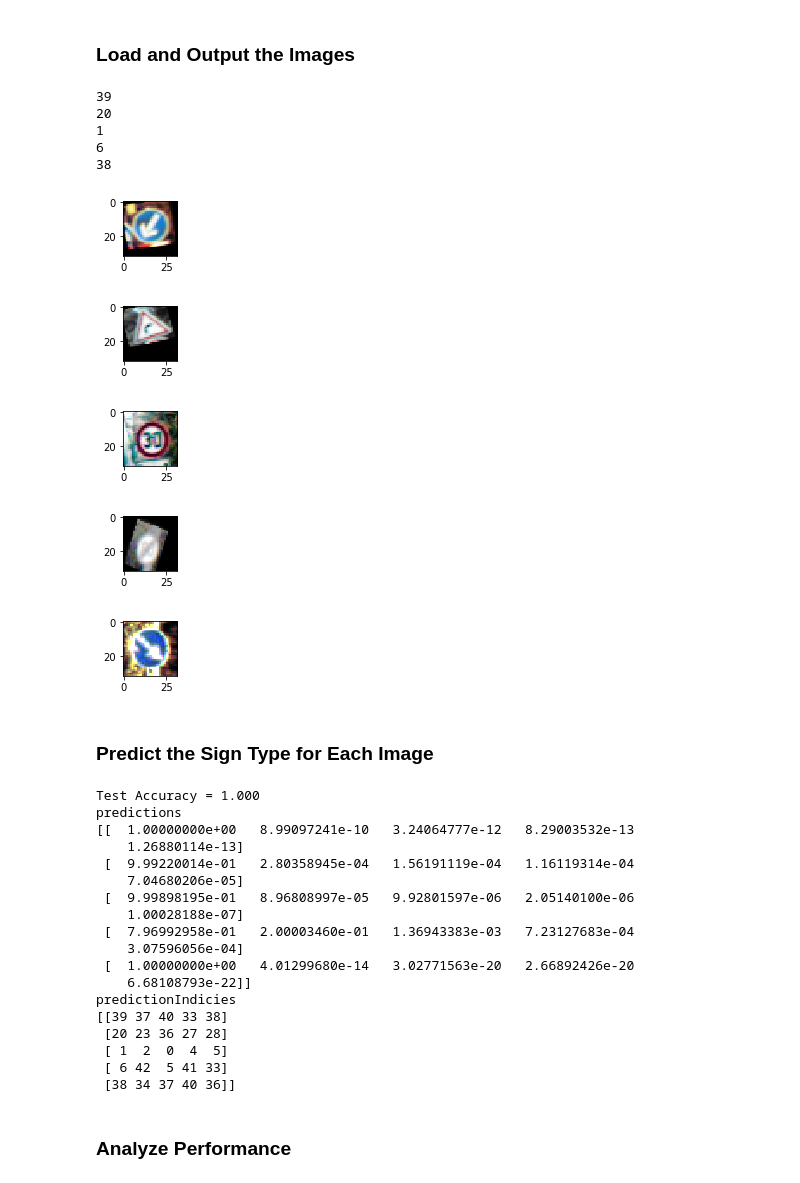
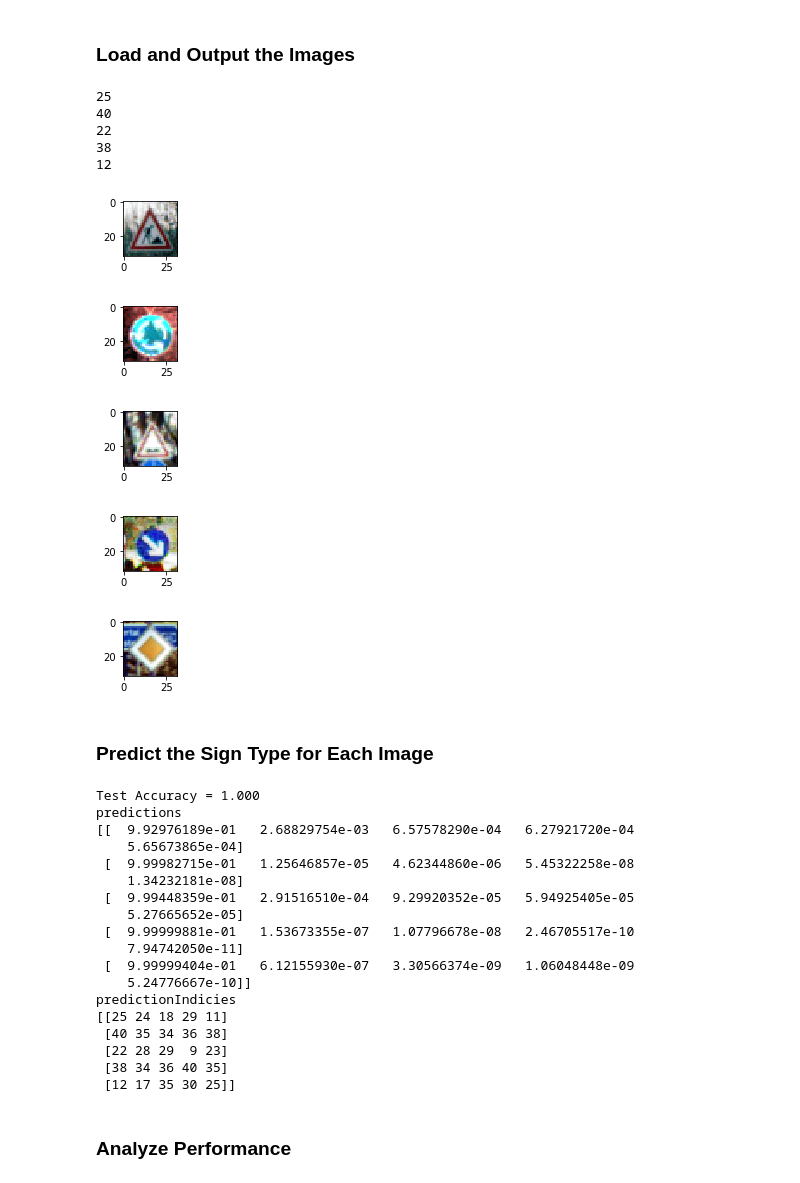
Before and after one commit to bryan0806/Udacity-CarND-Traffic-Sign-Classifier-Project, a Jupyter notebook: Traffic_Sign_Classifier.ipynb, the cells around one changed output. Drawn from its saved outputs; the diff is of its cells as text; code cells hidden in the pictures.

```diff
--- a/Traffic_Sign_Classifier.ipynb
+++ b/Traffic_Sign_Classifier.ipynb
@@ -945,7 +945,7 @@ Layer 5: Fully Connected (Logits). This should have 43 outputs.
 # %%
 import tensorflow as tf
 #tf.GraphKeys.VARIABLES = tf.GraphKeys.GLOBAL_VARIABLES
-EPOCHS = 50
+EPOCHS = 10
 BATCH_SIZE = 128
 
 from tensorflow.contrib.layers import flatten
@@ -957,8 +957,8 @@ def LeNet(x):
 
     # Store layers weight & bias
     weights = {
-        'wc1': tf.Variable(tf.random_normal([4, 4, 3, 6],mean=mu, stddev=sigma)),
-        'wc2': tf.Variable(tf.random_normal([4, 4, 6, 16],mean=mu, stddev=sigma)),
+        'wc1': tf.Variable(tf.random_normal([5, 5, 3, 6],mean=mu, stddev=sigma)),
+        'wc2': tf.Variable(tf.random_normal([5, 5, 6, 16],mean=mu, stddev=sigma)),
         'wd1': tf.Variable(tf.random_normal([400, 120],mean=mu, stddev=sigma)),
         'wd2': tf.Variable(tf.random_normal([120, 84],mean=mu, stddev=sigma)),
         'out': tf.Variable(tf.random_normal([84, 43],mean=mu, stddev=sigma))}
@@ -1137,47 +1137,47 @@ image5 = image_list[4]
 """
 
 
 # check test dataset
 for i in range(0,5):
-    index = random.randint(0, len(X_test))
-    image_list.append(X_test[index])
-    label_list.append(y_test[index])
+    index = random.randint(0, len(X_valid))
+    image_list.append(X_valid[index])
+    label_list.append(y_valid[index])
     plt.figure(figsize=(1,1))
-    plt.imshow(X_test[index])
-    print(y_test[index])
+    plt.imshow(X_valid[index])
+    print(y_valid[index])
 
 
 image1 = image_list[0]
 image2 = image_list[1]
 image3 = image_list[2]
 image4 = image_list[3]
 image5 = image_list[4]
 
 label1 = label_list[0]
 label2 = label_list[1]
 label3 = label_list[2]
 label4 = label_list[3]
 label5 = label_list[4]
 
 
 
 #print("Image data shape =", image_shape)
 #print(image1)
 
 images = np.stack((image1, image2, image3, image4, image5)) #stack images after loading them
 #labels = np.stack((12,13,25,27,31)) #25, 31, 12, 13, 27) # stack true values
 labels = np.stack((label1,label2,label3,label4,label5,))
 # %% [output]
-39
-20
-1
-6
+25
+40
+22
 38
+12
-[figure, old version]
+[figure, new version]
-[figure, old version]
+[figure, new version]
-[figure, old version]
+[figure, new version]
-[figure, old version]
+[figure, new version]
-[figure, old version]
+[figure, new version]
 # %% [markdown]
 ### Predict the Sign Type for Each Image
 # %%
@@ -1208,22 +1208,22 @@ with tf.Session() as sess:
 # %% [output]
 Test Accuracy = 1.000
 predictions
-[[  1.00000000e+00   8.99097241e-10   3.24064777e-12   8.29003532e-13
-    1.26880114e-13]
- [  9.99220014e-01   2.80358945e-04   1.56191119e-04   1.16119314e-04
-    7.04680206e-05]
- [  9.99898195e-01   8.96808997e-05   9.92801597e-06   2.05140100e-06
-    1.00028188e-07]
- [  7.96992958e-01   2.00003460e-01   1.36943383e-03   7.23127683e-04
-    3.07596056e-04]
- [  1.00000000e+00   4.01299680e-14   3.02771563e-20   2.66892426e-20
-    6.68108793e-22]]
+[[  9.92976189e-01   2.68829754e-03   6.57578290e-04   6.27921720e-04
+    5.65673865e-04]
+ [  9.99982715e-01   1.25646857e-05   4.62344860e-06   5.45322258e-08
+    1.34232181e-08]
+ [  9.99448359e-01   2.91516510e-04   9.29920352e-05   5.94925405e-05
+    5.27665652e-05]
+ [  9.99999881e-01   1.53673355e-07   1.07796678e-08   2.46705517e-10
+    7.94742050e-11]
+ [  9.99999404e-01   6.12155930e-07   3.30566374e-09   1.06048448e-09
+    5.24776667e-10]]
 predictionIndicies
-[[39 37 40 33 38]
- [20 23 36 27 28]
- [ 1  2  0  4  5]
- [ 6 42  5 41 33]
- [38 34 37 40 36]]
+[[25 24 18 29 11]
+ [40 35 34 36 38]
+ [22 28 29  9 23]
+ [38 34 36 40 35]
+ [12 17 35 30 25]]
 # %% [markdown]
 ### Analyze Performance
 # %%
```
Also changed, not shown: parts of 11 cells of this notebook, 3 other files.
